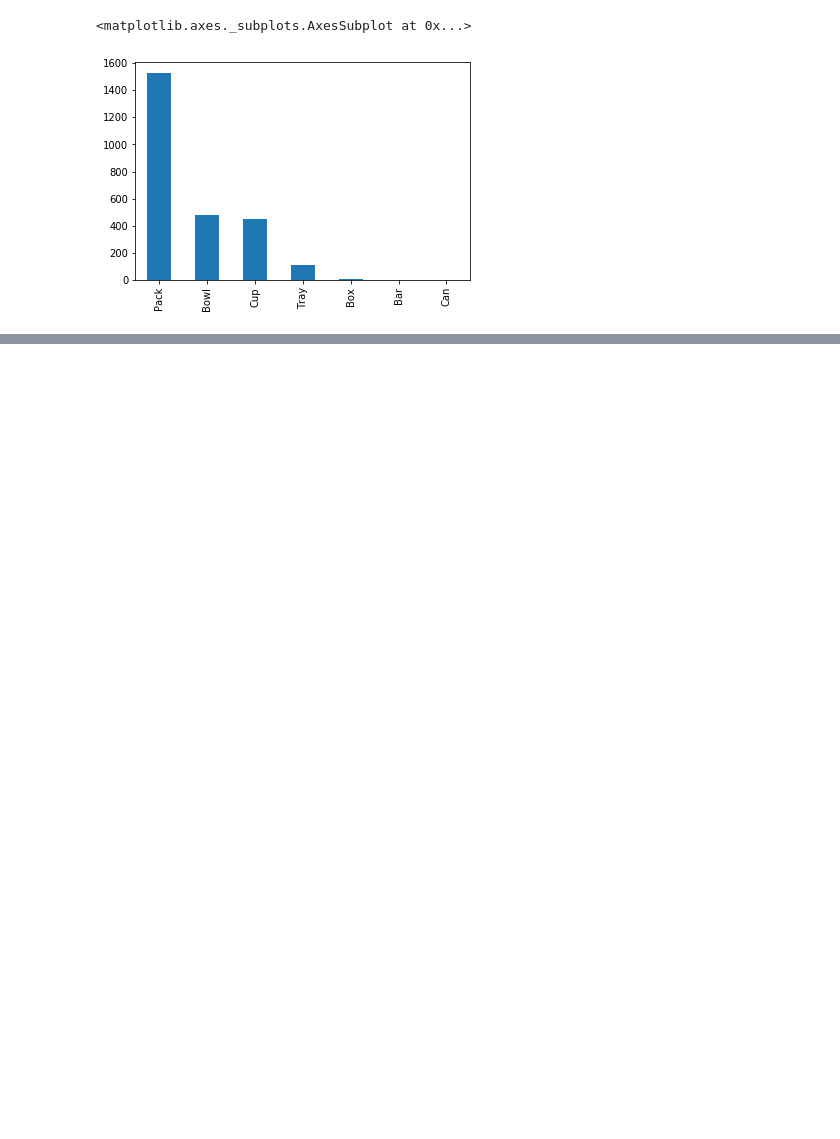
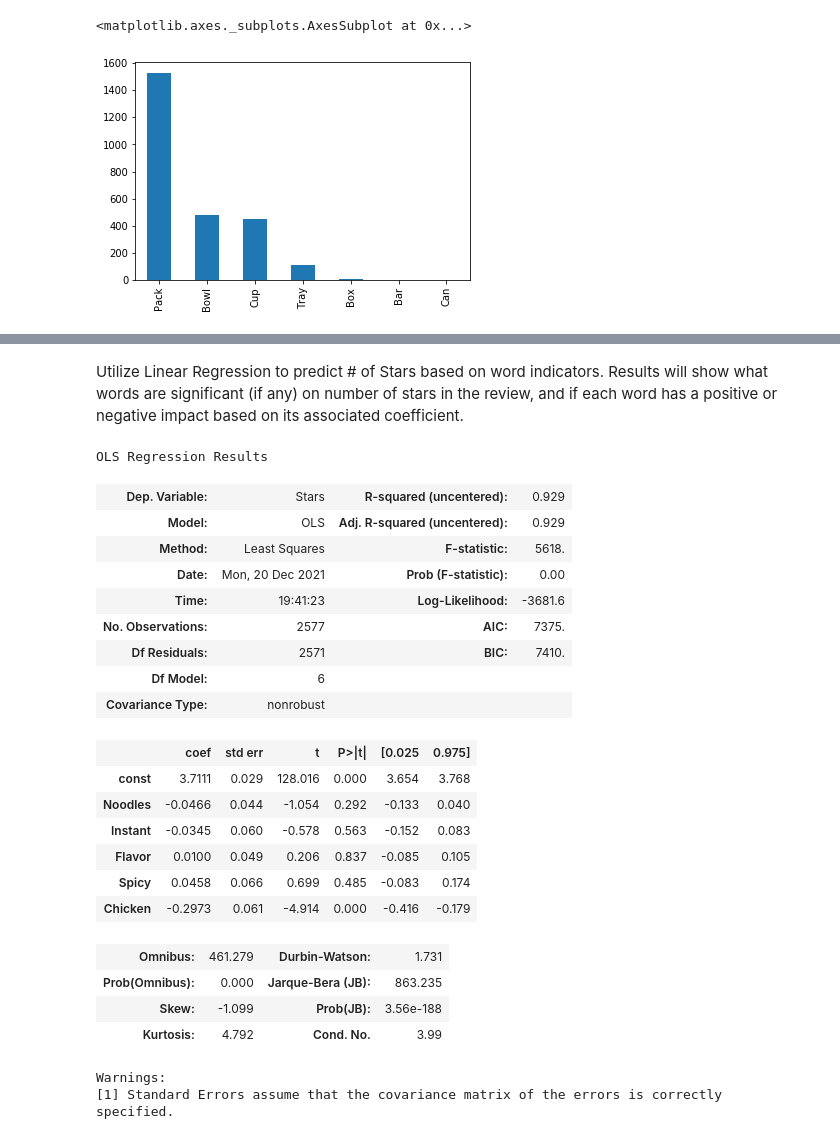
Before and after one commit to ZTFisme/Data-Science-Projects, a Jupyter notebook: Predictive Analyst Analysis 12-21.ipynb, the cells around one changed output, grey strips where cells are left out. Drawn from its saved outputs; the diff is of its cells as text; code cells hidden in the pictures; blank space fills up the shorter version.

```diff
--- a/Predictive Analyst Analysis 12-21.ipynb
+++ b/Predictive Analyst Analysis 12-21.ipynb
@@ -69,0 +221,34 @@ AttributeError: 'DataFrameGroupBy' object has no attribute 'value_counts'
+# %% [markdown]
+Utilize Linear Regression to predict # of Stars based on word indicators. Results will show what words are significant (if any) on number of stars in the review, and if each word has a positive or negative impact based on its associated coefficient.
+# %%
+X = df[col_lst[1:]]
+y = df[col_lst[0]]
+
+X2 = sm.add_constant(X)
+est = sm.OLS(y, X2, hasconst = False)
+est2 = est.fit()
+est2.summary()
+# %% [output]
+OLS Regression Results
+| Dep. Variable: | Stars | R-squared (uncentered): | 0.929 |
+| Model: | OLS | Adj. R-squared (uncentered): | 0.929 |
+| Method: | Least Squares | F-statistic: | 5618. |
+| Date: | Mon, 20 Dec 2021 | Prob (F-statistic): | 0.00 |
+| Time: | 19:41:23 | Log-Likelihood: | -3681.6 |
+| No. Observations: | 2577 | AIC: | 7375. |
+| Df Residuals: | 2571 | BIC: | 7410. |
+| Df Model: | 6 |  |  |
+| Covariance Type: | nonrobust |  |  |
+|  | coef | std err | t | P>|t| | [0.025 | 0.975] |
+| const | 3.7111 | 0.029 | 128.016 | 0.000 | 3.654 | 3.768 |
+| Noodles | -0.0466 | 0.044 | -1.054 | 0.292 | -0.133 | 0.040 |
+| Instant | -0.0345 | 0.060 | -0.578 | 0.563 | -0.152 | 0.083 |
+| Flavor | 0.0100 | 0.049 | 0.206 | 0.837 | -0.085 | 0.105 |
+| Spicy | 0.0458 | 0.066 | 0.699 | 0.485 | -0.083 | 0.174 |
+| Chicken | -0.2973 | 0.061 | -4.914 | 0.000 | -0.416 | -0.179 |
+| Omnibus: | 461.279 | Durbin-Watson: | 1.731 |
+| Prob(Omnibus): | 0.000 | Jarque-Bera (JB): | 863.235 |
+| Skew: | -1.099 | Prob(JB): | 3.56e-188 |
+| Kurtosis: | 4.792 | Cond. No. | 3.99 |
+Warnings:
+[1] Standard Errors assume that the covariance matrix of the errors is correctly specified.
```
Also changed, not shown: parts of 17 cells of this notebook.
